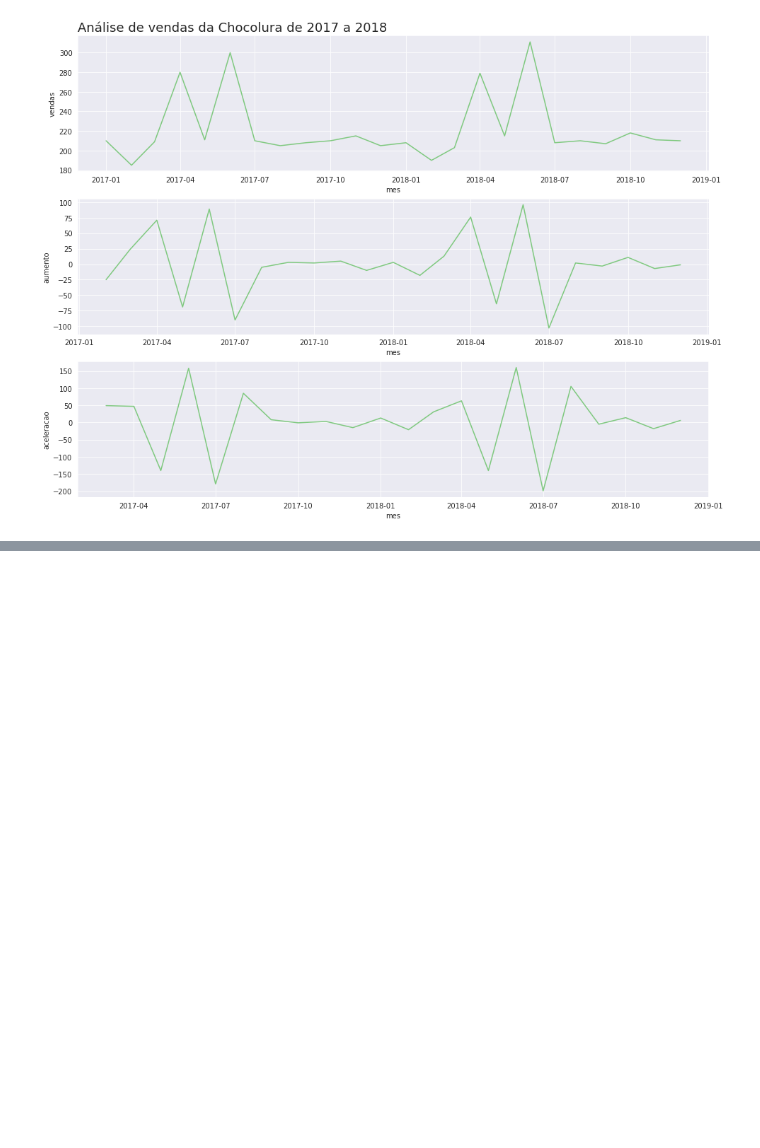
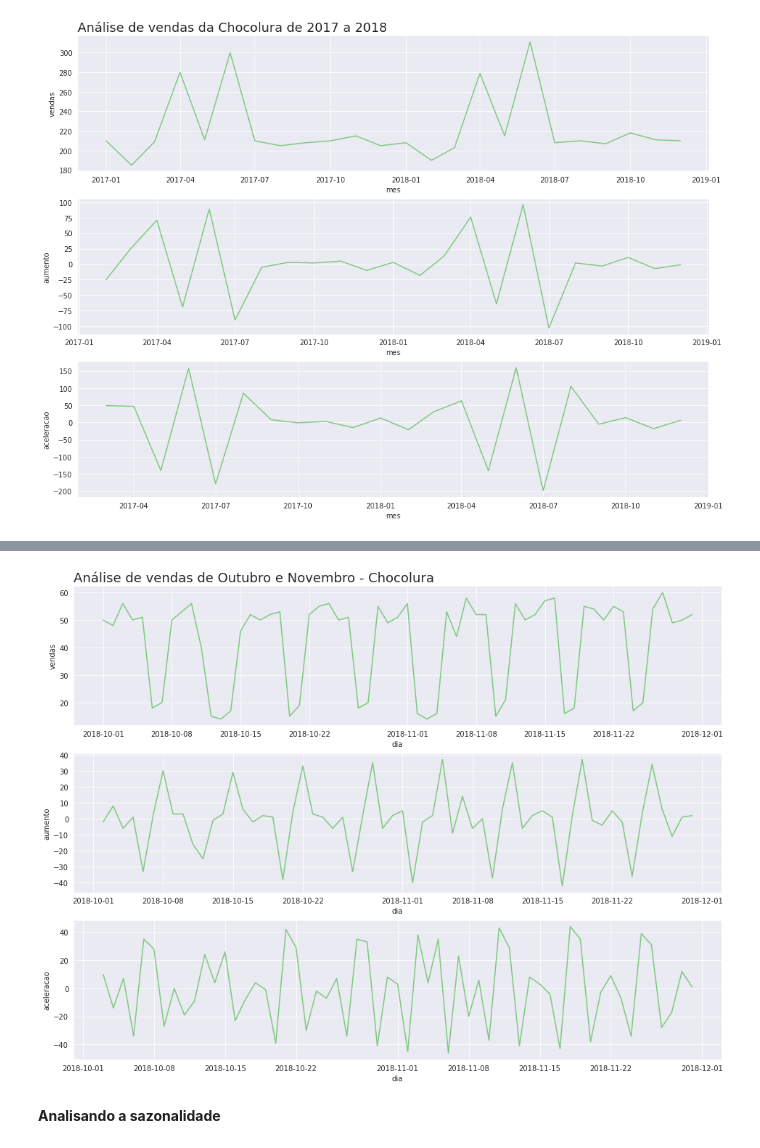
Before and after one commit to GabrielTB1/Time-Series, a Jupyter notebook: Time_Series.ipynb, the cells around one changed output, grey strips where cells are left out. Cells and saved outputs as stored; diff of their text form; code cells hidden in the pictures; blank space fills up the shorter version.

Commit message:
Investigando a sazonalidade

```diff
--- a/Time_Series.ipynb
+++ b/Time_Series.ipynb
@@ -259,0 +262,3 @@ plot_comparacao('mes','vendas','aumento','aceleracao', chocolura, 'Análise de v
+# %%
+vendas_por_dia = pd.read_csv('vendas_por_dia.csv', sep = ',')
+vendas_por_dia.head(5)
@@ -259,0 +284,3 @@ plot_comparacao('mes','vendas','aumento','aceleracao', chocolura, 'Análise de v
+# %%
+vendas_por_dia['dia'] = pd.to_datetime(vendas_por_dia['dia'])
+vendas_por_dia.dtypes
@@ -259,0 +291,4 @@ plot_comparacao('mes','vendas','aumento','aceleracao', chocolura, 'Análise de v
+# %%
+vendas_por_dia['aumento'] = vendas_por_dia['vendas'].diff()
+vendas_por_dia['aceleracao'] = vendas_por_dia['aumento'].diff()
+vendas_por_dia.head(5)
@@ -259,0 +302,6 @@ plot_comparacao('mes','vendas','aumento','aceleracao', chocolura, 'Análise de v
+# %%
+plot_comparacao('dia','vendas','aumento','aceleracao', vendas_por_dia, 'Análise de vendas de Outubro e Novembro - Chocolura')
+# %% [output]
+[figure, added]
+# %% [markdown]
+**Analisando a sazonalidade**
```
Also changed, not shown: parts of 16 cells of this notebook.
